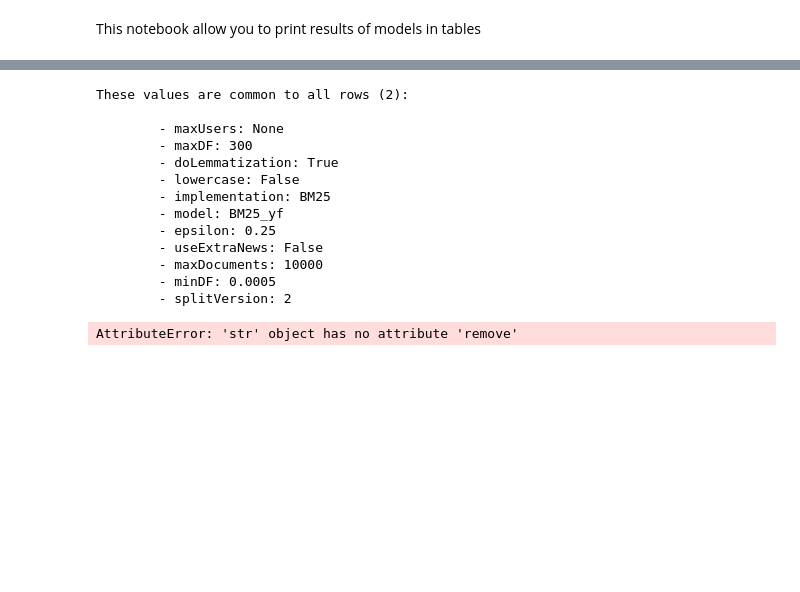
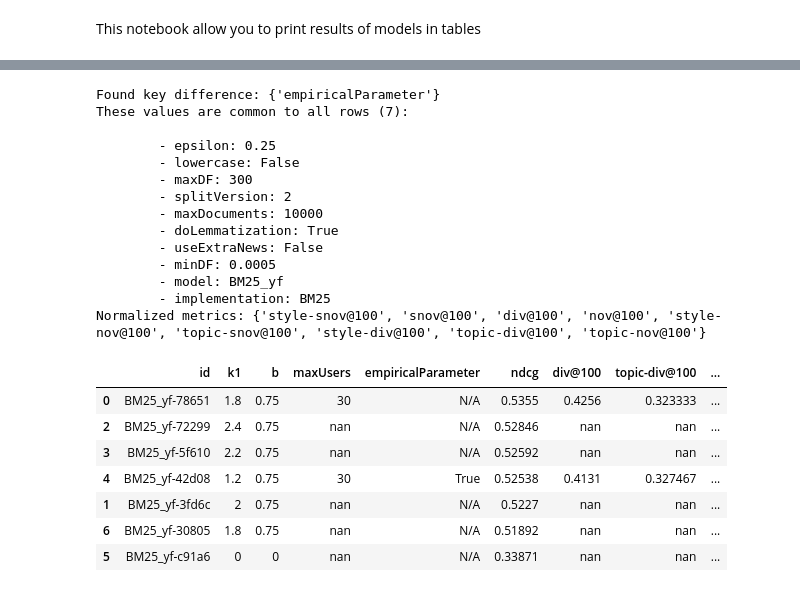
Before and after one commit to arthur-gallois/Twinews-adapted, a Jupyter notebook: twinews/evaluation/yfreport.ipynb, the cells around one changed output, grey strips where cells are left out. Cells and saved outputs as stored; diff of their text form; code cells hidden in the pictures; blank space fills up the shorter version.

```diff
--- a/twinews/evaluation/yfreport.ipynb
+++ b/twinews/evaluation/yfreport.ipynb
@@ -43,20 +141,28 @@ def printAll(*args, **kwargs):
 # %%
-basicPrint('BM25_yf')
+basicPrint('BM25_yf', noSubsampling=False)
 # %% [output]
-These values are common to all rows (2):
+Found key difference: {'empiricalParameter'}
+These values are common to all rows (7):
 
-        - maxUsers: None
+        - epsilon: 0.25
+        - lowercase: False
         - maxDF: 300
+        - splitVersion: 2
+        - maxDocuments: 10000
         - doLemmatization: True
-        - lowercase: False
+        - useExtraNews: False
+        - minDF: 0.0005
+        - model: BM25_yf
         - implementation: BM25
-        - model: BM25_yf
-        - epsilon: 0.25
-        - useExtraNews: False
-        - maxDocuments: 10000
-        - minDF: 0.0005
-        - splitVersion: 2
+Normalized metrics: {'style-snov@100', 'snov@100', 'div@100', 'nov@100', 'style-nov@100', 'topic-snov@100', 'style-div@100', 'topic-div@100', 'topic-nov@100'}
-AttributeError: 'str' object has no attribute 'remove'
+|  | id | k1 | b | maxUsers | empiricalParameter | ndcg | div@100 | topic-div@100 | ... |
+| 0 | BM25_yf-78651 | 1.8 | 0.75 | 30 | N/A | 0.5355 | 0.4256 | 0.323333 | ... |
+| 2 | BM25_yf-72299 | 2.4 | 0.75 | nan | N/A | 0.52846 | nan | nan | ... |
+| 3 | BM25_yf-5f610 | 2.2 | 0.75 | nan | N/A | 0.52592 | nan | nan | ... |
+| 4 | BM25_yf-42d08 | 1.2 | 0.75 | 30 | True | 0.52538 | 0.4131 | 0.327467 | ... |
+| 1 | BM25_yf-3fd6c | 2 | 0.75 | nan | N/A | 0.5227 | nan | nan | ... |
+| 6 | BM25_yf-30805 | 1.8 | 0.75 | nan | N/A | 0.51892 | nan | nan | ... |
+| 5 | BM25_yf-c91a6 | 0 | 0 | nan | N/A | 0.33871 | nan | nan | ... |
 # %%
 basicPrint('DSSM_yf', noSubsampling=False)
 # %% [output]
```
Also changed, not shown: parts of 45 cells of this notebook, 11 other files.
